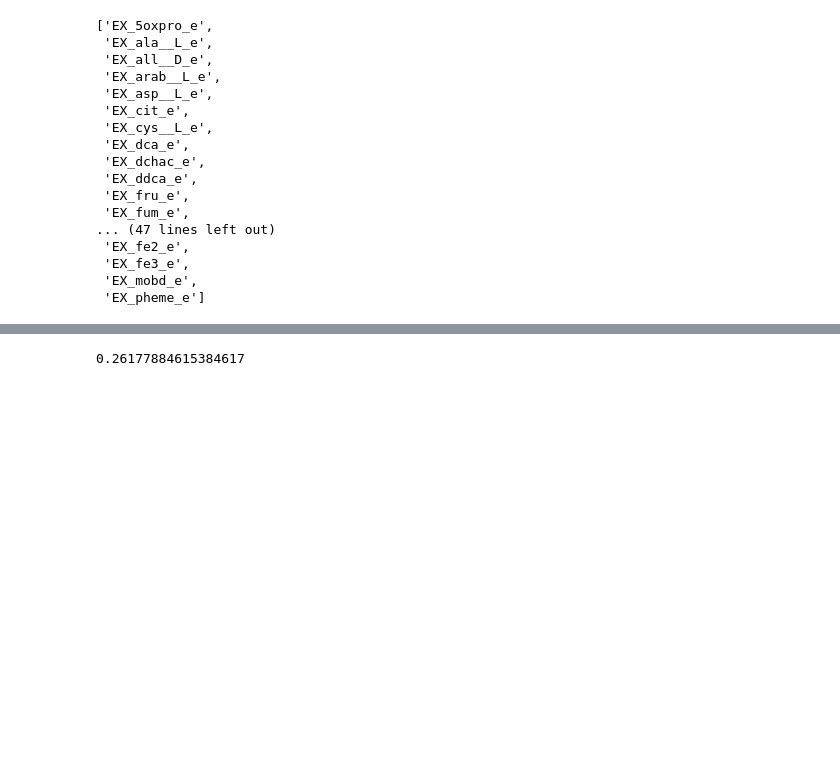
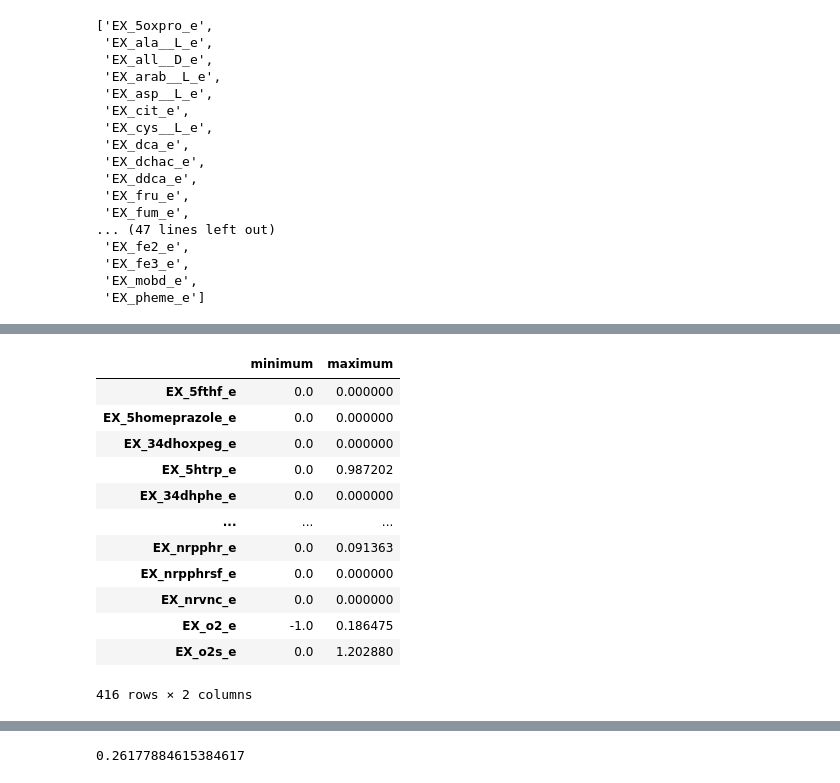
Before and after one commit to haydengallo/glv_dfba, a Jupyter notebook: testing_mouse_GEM.ipynb, the cells around one changed output, grey strips where cells are left out. Cells and saved outputs as stored; diff of their text form; code cells hidden in the pictures; blank space fills up the shorter version.

```diff
--- a/testing_mouse_GEM.ipynb
+++ b/testing_mouse_GEM.ipynb
@@ -682,3 +672,19 @@ Secretion
+# %%
+fva_mouse_model.filter(regex='EX_', axis = 0)
+# %% [output]
+|  | minimum | maximum |
+| EX_5fthf_e | 0.0 | 0.000000 |
+| EX_5homeprazole_e | 0.0 | 0.000000 |
+| EX_34dhoxpeg_e | 0.0 | 0.000000 |
+| EX_5htrp_e | 0.0 | 0.987202 |
+| EX_34dhphe_e | 0.0 | 0.000000 |
+| ... | ... | ... |
+| EX_nrpphr_e | 0.0 | 0.091363 |
+| EX_nrpphrsf_e | 0.0 | 0.000000 |
+| EX_nrvnc_e | 0.0 | 0.000000 |
+| EX_o2_e | -1.0 | 0.186475 |
+| EX_o2s_e | 0.0 | 1.202880 |
+416 rows × 2 columns
 # %%
 pfba_mouse_model = cobra.flux_analysis.pfba(mouse_model_bigg)
 # %%
```
Also changed, not shown: parts of 13 cells of this notebook, 5 other files.
